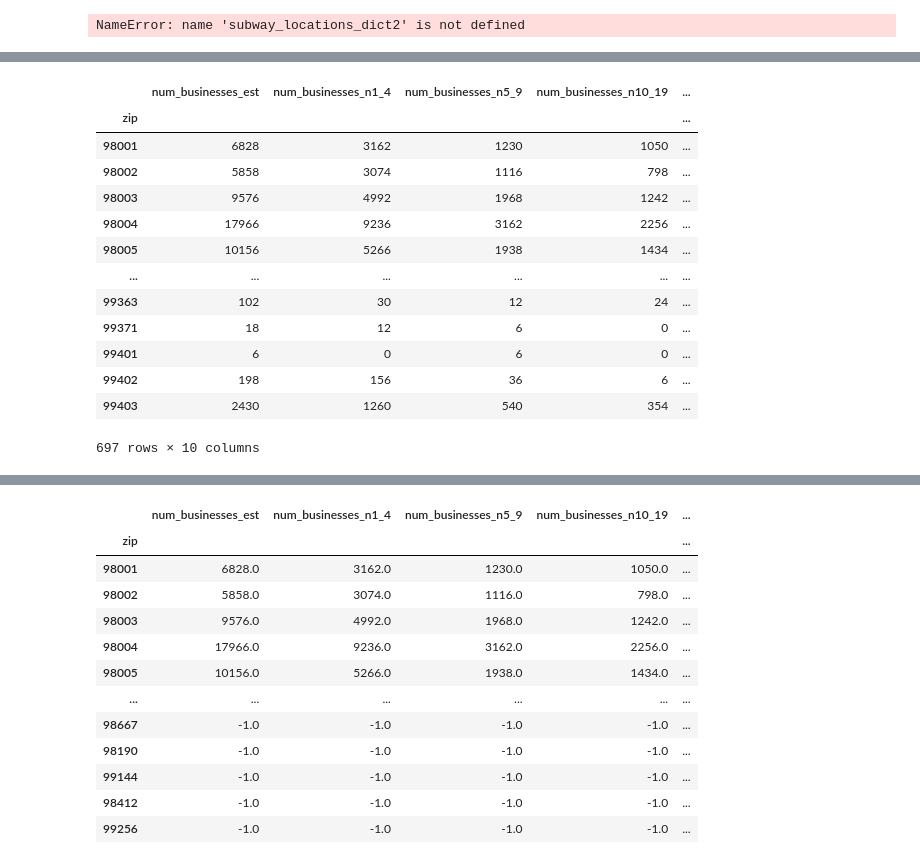
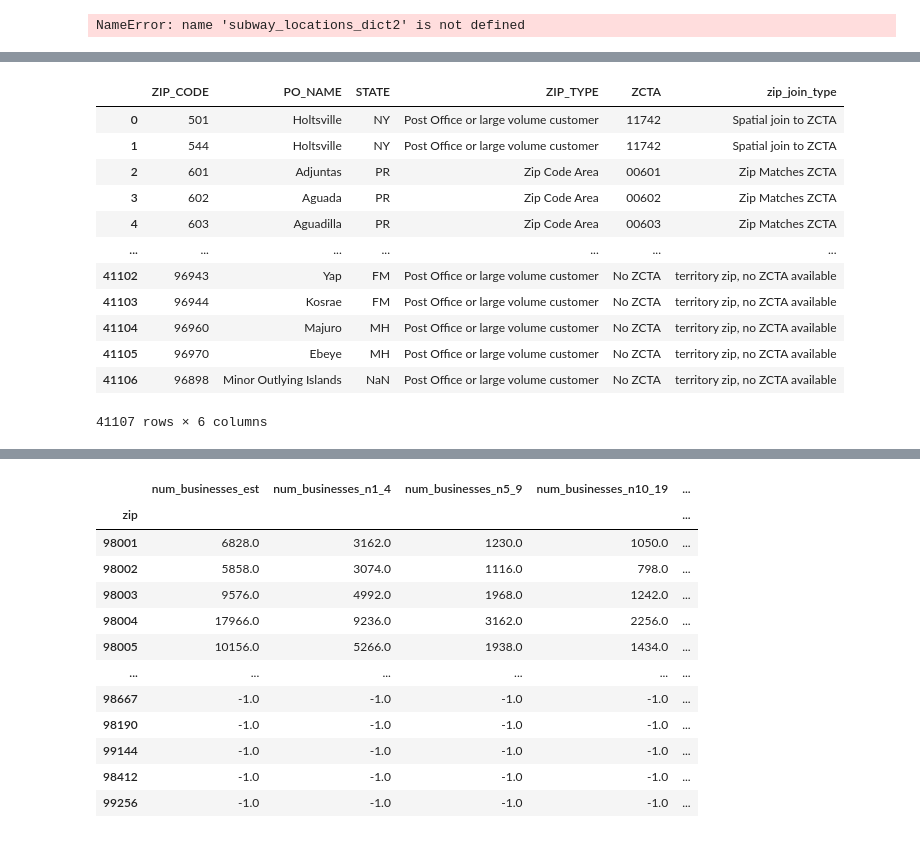
Before and after one commit to Tenacious-E/Subway_Restaurant_Optimizer, a Jupyter notebook: Subway_Optimizer.ipynb, the cells around one changed output, grey strips where cells are left out. Cells and saved outputs as stored; diff of their text form; code cells hidden in the pictures.

```diff
--- a/Subway_Optimizer.ipynb
+++ b/Subway_Optimizer.ipynb
@@ -166,0 +197,18 @@ with open('data/subway_dict_WA.pickle', 'rb') as handle:
+# %%
+zip_converter = pd.read_csv('/Users/ericnaon/Downloads/zip_to_zcta_2019.csv')
+# %%
+zip_converter
+# %% [output]
+|  | ZIP_CODE | PO_NAME | STATE | ZIP_TYPE | ZCTA | zip_join_type |
+| 0 | 501 | Holtsville | NY | Post Office or large volume customer | 11742 | Spatial join to ZCTA |
+| 1 | 544 | Holtsville | NY | Post Office or large volume customer | 11742 | Spatial join to ZCTA |
+| 2 | 601 | Adjuntas | PR | Zip Code Area | 00601 | Zip Matches ZCTA |
+| 3 | 602 | Aguada | PR | Zip Code Area | 00602 | Zip Matches ZCTA |
+| 4 | 603 | Aguadilla | PR | Zip Code Area | 00603 | Zip Matches ZCTA |
+| ... | ... | ... | ... | ... | ... | ... |
+| 41102 | 96943 | Yap | FM | Post Office or large volume customer | No ZCTA | territory zip, no ZCTA available |
+| 41103 | 96944 | Kosrae | FM | Post Office or large volume customer | No ZCTA | territory zip, no ZCTA available |
+| 41104 | 96960 | Majuro | MH | Post Office or large volume customer | No ZCTA | territory zip, no ZCTA available |
+| 41105 | 96970 | Ebeye | MH | Post Office or large volume customer | No ZCTA | territory zip, no ZCTA available |
+| 41106 | 96898 | Minor Outlying Islands | NaN | Post Office or large volume customer | No ZCTA | territory zip, no ZCTA available |
+41107 rows × 6 columns
@@ -175,20 +225,3 @@ def rename_cols(columns,string):
 # %%
 df = business_data[(business_data['zip'] >= 98001) & (business_data['zip'] <= 99403)].groupby('zip').sum()
 df.columns = rename_cols(df.columns,'num_businesses_')
-# %%
-df
-# %% [output]
-|  | num_businesses_est | num_businesses_n1_4 | num_businesses_n5_9 | num_businesses_n10_19 | ... |
-| zip |  |  |  |  | ... |
-| 98001 | 6828 | 3162 | 1230 | 1050 | ... |
-| 98002 | 5858 | 3074 | 1116 | 798 | ... |
-| 98003 | 9576 | 4992 | 1968 | 1242 | ... |
-| 98004 | 17966 | 9236 | 3162 | 2256 | ... |
-| 98005 | 10156 | 5266 | 1938 | 1434 | ... |
-| ... | ... | ... | ... | ... | ... |
-| 99363 | 102 | 30 | 12 | 24 | ... |
-| 99371 | 18 | 12 | 6 | 0 | ... |
-| 99401 | 6 | 0 | 6 | 0 | ... |
-| 99402 | 198 | 156 | 36 | 6 | ... |
-| 99403 | 2430 | 1260 | 540 | 354 | ... |
-697 rows × 10 columns
```
Also changed, not shown: parts of 6 cells of this notebook.
